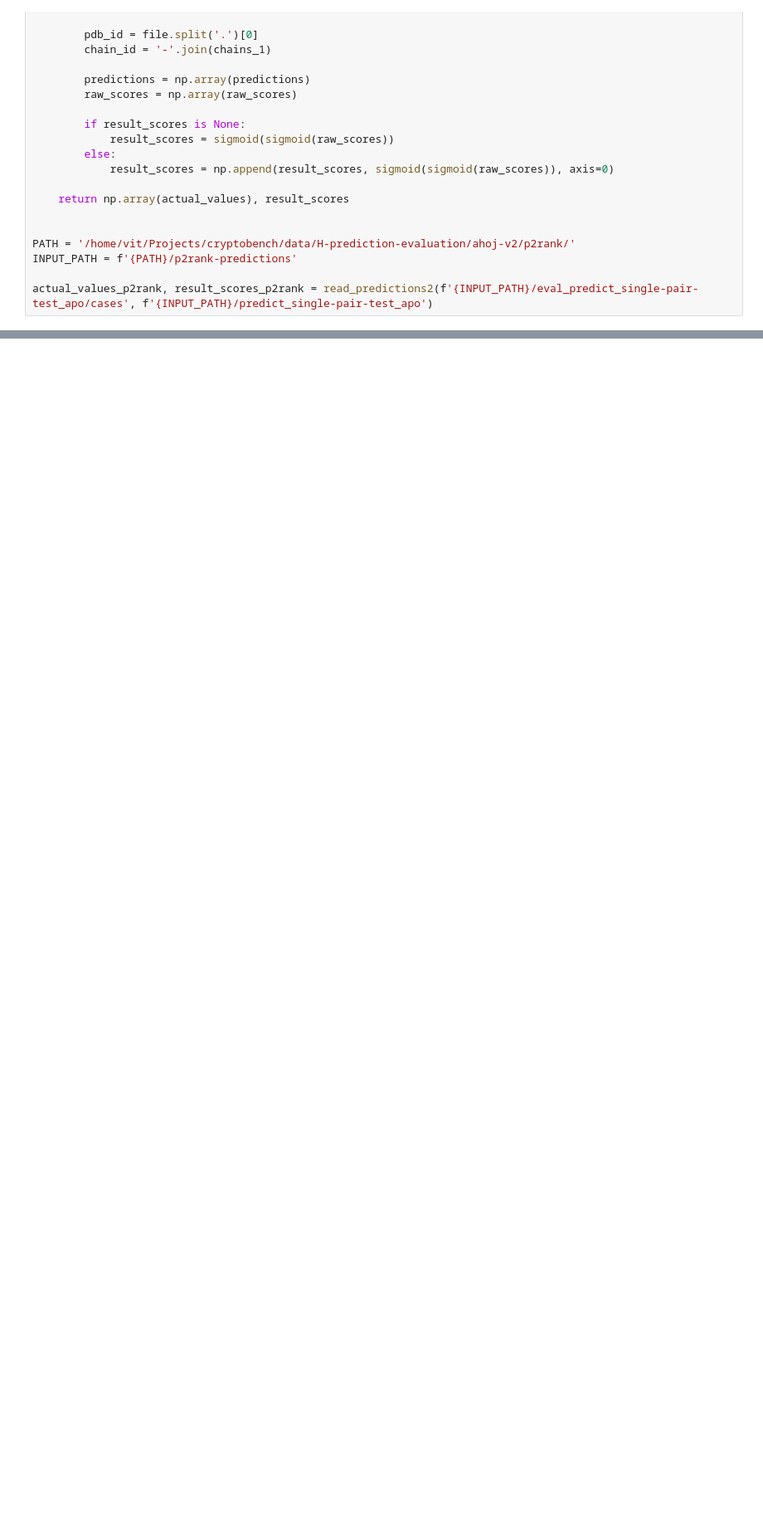
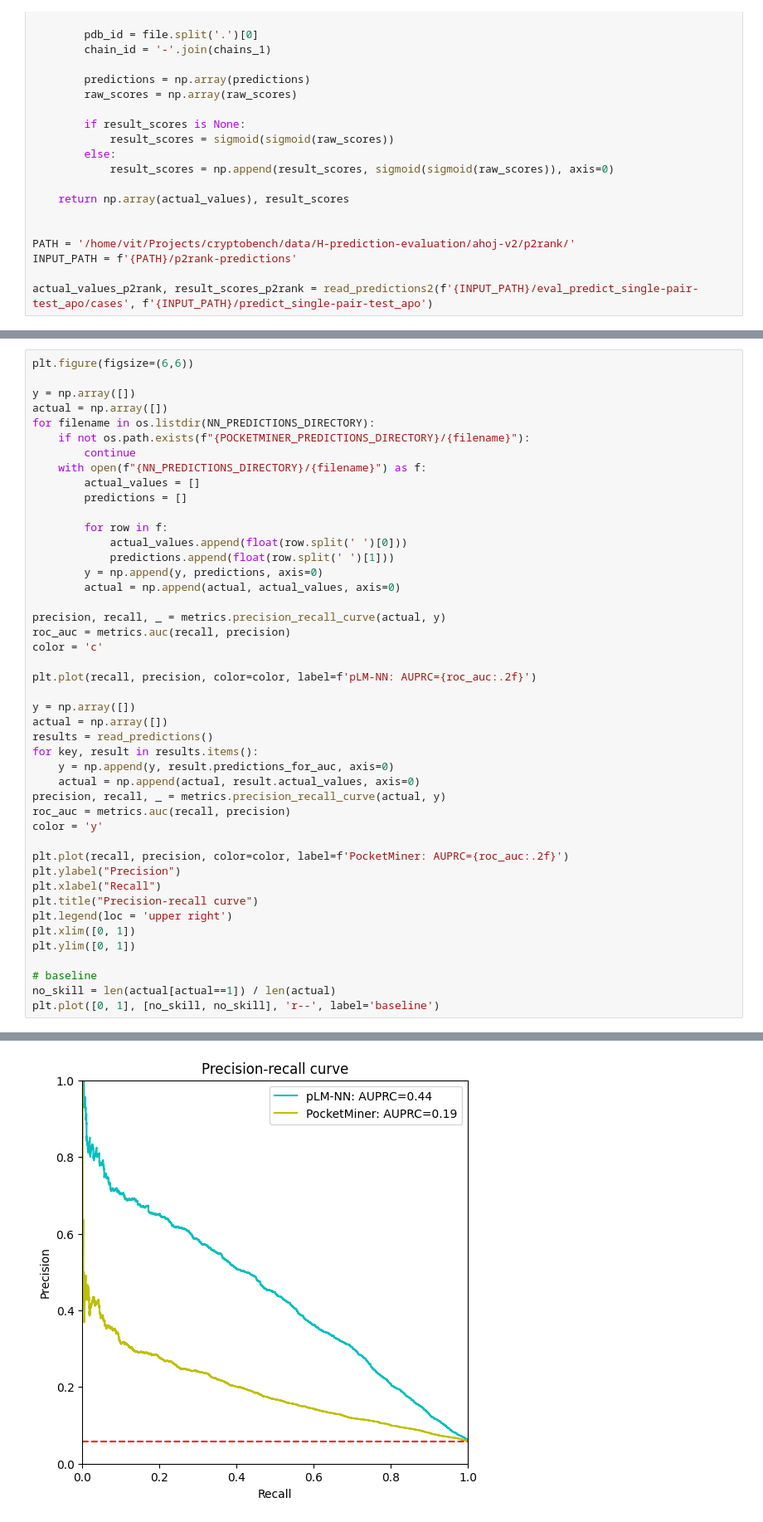
Before and after one commit to skrhakv/CryptoBench, a Jupyter notebook: src/H-prediction-evaluation/roc-curve.ipynb, the cells around one changed output, grey strips where cells are left out. Shown at 83% size. Drawn from its saved outputs; the diff is of its cells as text; blank space fills up the shorter version.

```diff
--- a/src/H-prediction-evaluation/roc-curve.ipynb
+++ b/src/H-prediction-evaluation/roc-curve.ipynb
@@ -150,0 +158,46 @@ plt.show()
+# %%
+plt.figure(figsize=(6,6))
+
+y = np.array([])
+actual = np.array([])
+for filename in os.listdir(NN_PREDICTIONS_DIRECTORY):
+    if not os.path.exists(f"{POCKETMINER_PREDICTIONS_DIRECTORY}/{filename}"):
+        continue
+    with open(f"{NN_PREDICTIONS_DIRECTORY}/{filename}") as f:
+        actual_values = []
+        predictions = []
+
+        for row in f:
+            actual_values.append(float(row.split(' ')[0]))
+            predictions.append(float(row.split(' ')[1]))
+        y = np.append(y, predictions, axis=0)
+        actual = np.append(actual, actual_values, axis=0)
+
+precision, recall, _ = metrics.precision_recall_curve(actual, y)
+roc_auc = metrics.auc(recall, precision)
+color = 'c'
+
+plt.plot(recall, precision, color=color, label=f'pLM-NN: AUPRC={roc_auc:.2f}')
+
+y = np.array([])
+actual = np.array([])
+results = read_predictions()
+for key, result in results.items():
+    y = np.append(y, result.predictions_for_auc, axis=0)
+    actual = np.append(actual, result.actual_values, axis=0)
+precision, recall, _ = metrics.precision_recall_curve(actual, y)
+roc_auc = metrics.auc(recall, precision)
+color = 'y'
+
+plt.plot(recall, precision, color=color, label=f'PocketMiner: AUPRC={roc_auc:.2f}')
+plt.ylabel("Precision")
+plt.xlabel("Recall")
+plt.title("Precision-recall curve")
+plt.legend(loc = 'upper right')
+plt.xlim([0, 1])
+plt.ylim([0, 1])
+
+# baseline
+no_skill = len(actual[actual==1]) / len(actual)
+plt.plot([0, 1], [no_skill, no_skill], 'r--', label='baseline')
+# %% [output]
@@ -150,0 +222 @@ plt.show()
+[figure, added]
```
Also changed, not shown: parts of 4 cells of this notebook, 1 other file.
